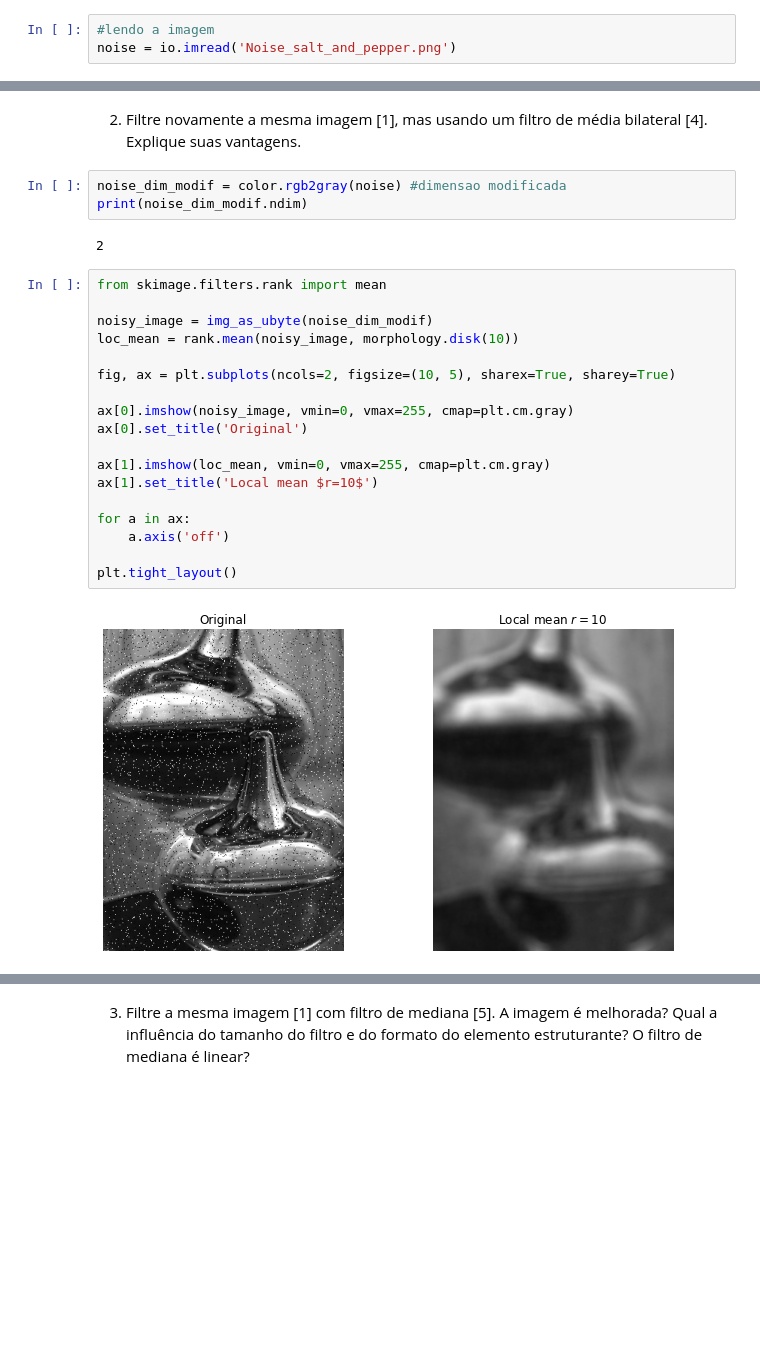
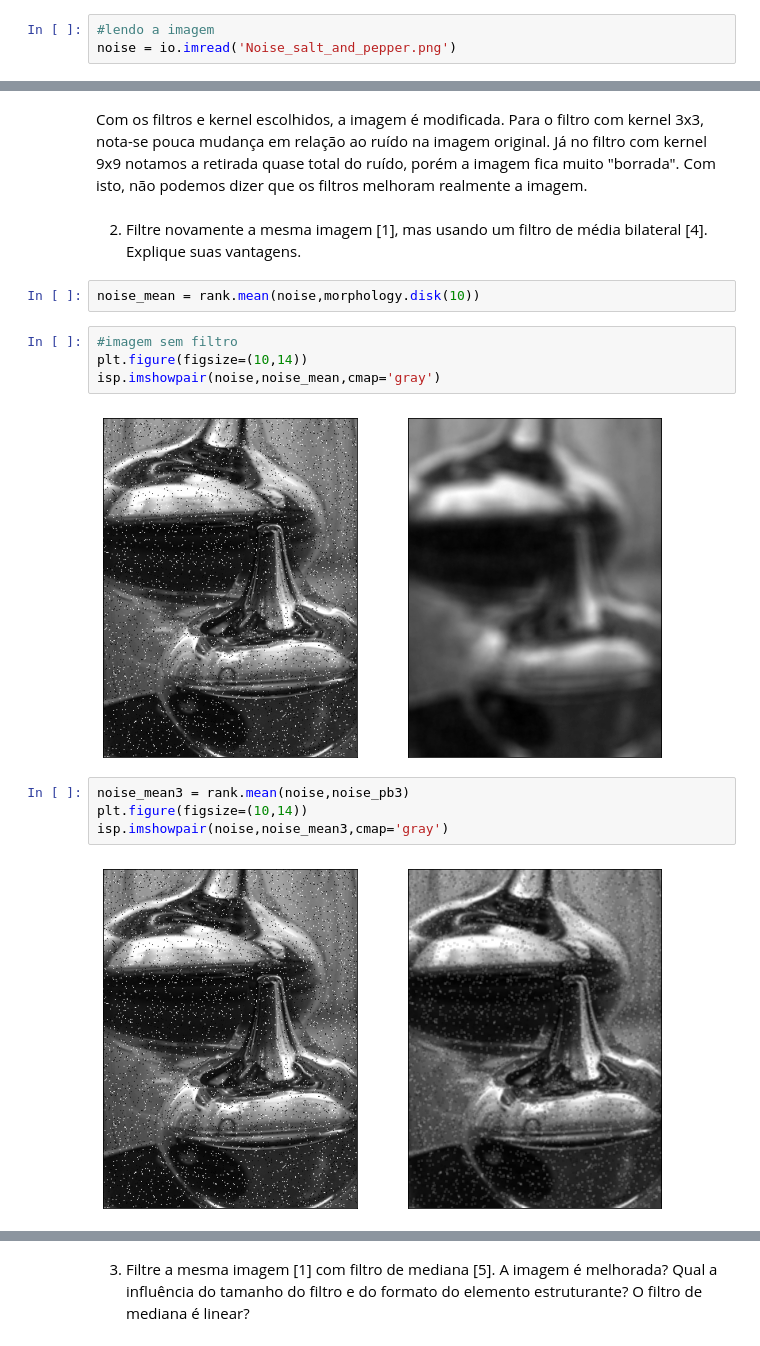
Before and after one commit to victoriafabris/disciplina-dsp-audio-video, a Jupyter notebook: atividade8/atividade_8.ipynb, the cells around one changed output, grey strips where cells are left out. Cells and saved outputs as stored; diff of their text form; blank space fills up the shorter version.

```diff
--- a/atividade8/atividade_8.ipynb
+++ b/atividade8/atividade_8.ipynb
@@ -39,30 +39,21 @@ plt.figure(figsize=(10,14))
 isp.imshowpair(noise,noise9,cmap='gray')
 # %% [output]
 [figure]
+# %% [markdown]
+Com os filtros e kernel escolhidos, a imagem é modificada. Para o filtro com kernel 3x3, nota-se pouca mudança em relação ao ruído na imagem original. Já no filtro com kernel 9x9 notamos a retirada quase total do ruído, porém a imagem fica muito "borrada". Com isto, não podemos dizer que os filtros melhoram realmente a imagem.
 # %% [markdown]
 2. Filtre novamente a mesma imagem [1], mas usando um filtro de média bilateral [4]. Explique suas vantagens.
-# %%
-noise_dim_modif = color.rgb2gray(noise) #dimensao modificada
-print(noise_dim_modif.ndim)
-# %% [output]
-2
-# %%
-from skimage.filters.rank import mean
-
-noisy_image = img_as_ubyte(noise_dim_modif)
-loc_mean = rank.mean(noisy_image, morphology.disk(10))
-
-fig, ax = plt.subplots(ncols=2, figsize=(10, 5), sharex=True, sharey=True)
-
-ax[0].imshow(noisy_image, vmin=0, vmax=255, cmap=plt.cm.gray)
-ax[0].set_title('Original')
-
-ax[1].imshow(loc_mean, vmin=0, vmax=255, cmap=plt.cm.gray)
-ax[1].set_title('Local mean $r=10$')
-
-for a in ax:
-    a.axis('off')
-
-plt.tight_layout()
-# %% [output]
-[figure, removed]
+# %%
+noise_mean = rank.mean(noise,morphology.disk(10))
+# %%
+#imagem sem filtro
+plt.figure(figsize=(10,14))
+isp.imshowpair(noise,noise_mean,cmap='gray')
+# %% [output]
+[figure, added]
+# %%
+noise_mean3 = rank.mean(noise,noise_pb3)
+plt.figure(figsize=(10,14))
+isp.imshowpair(noise,noise_mean3,cmap='gray')
+# %% [output]
+[figure, added]
```
Also changed, not shown: parts of 13 cells of this notebook.
